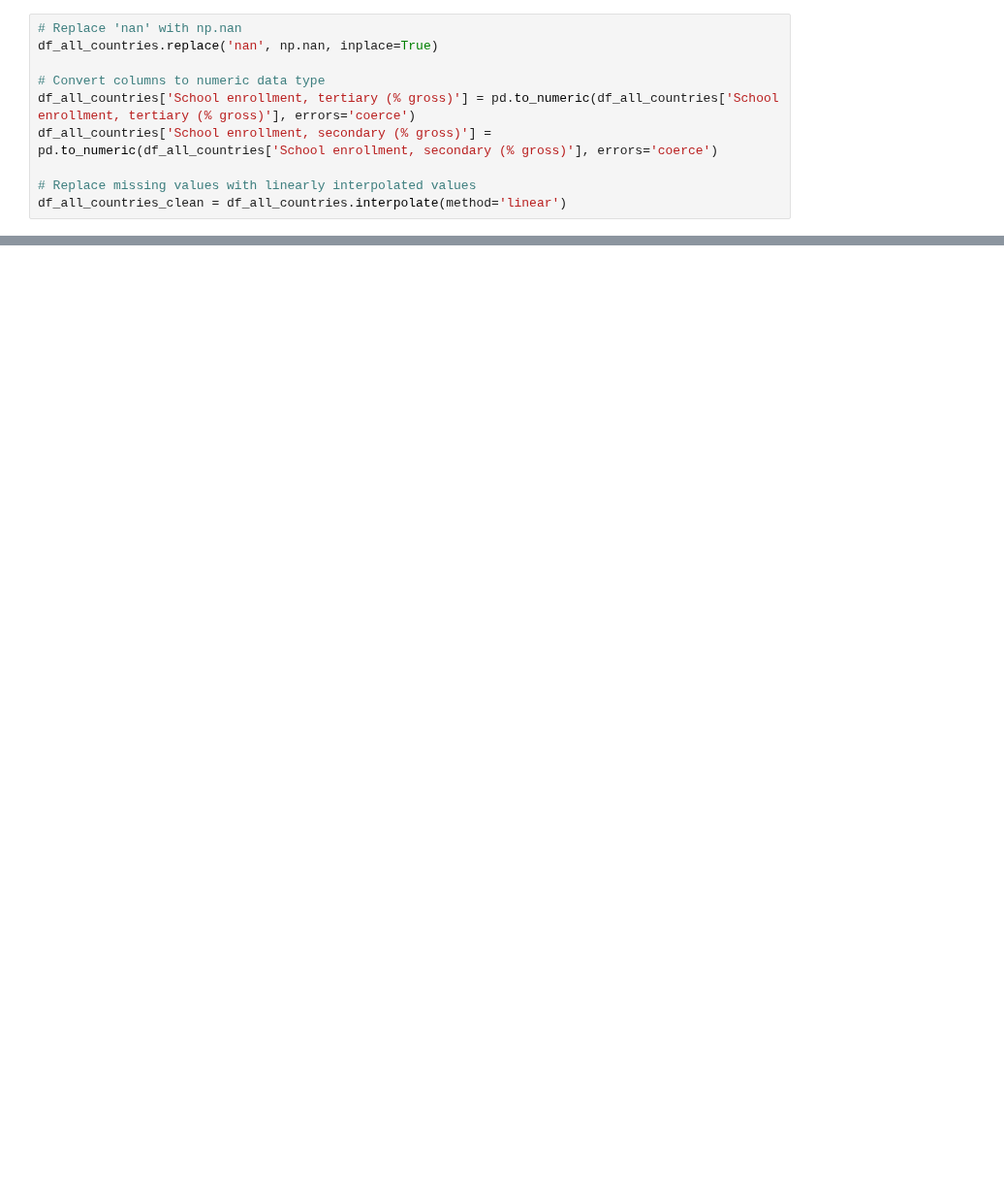
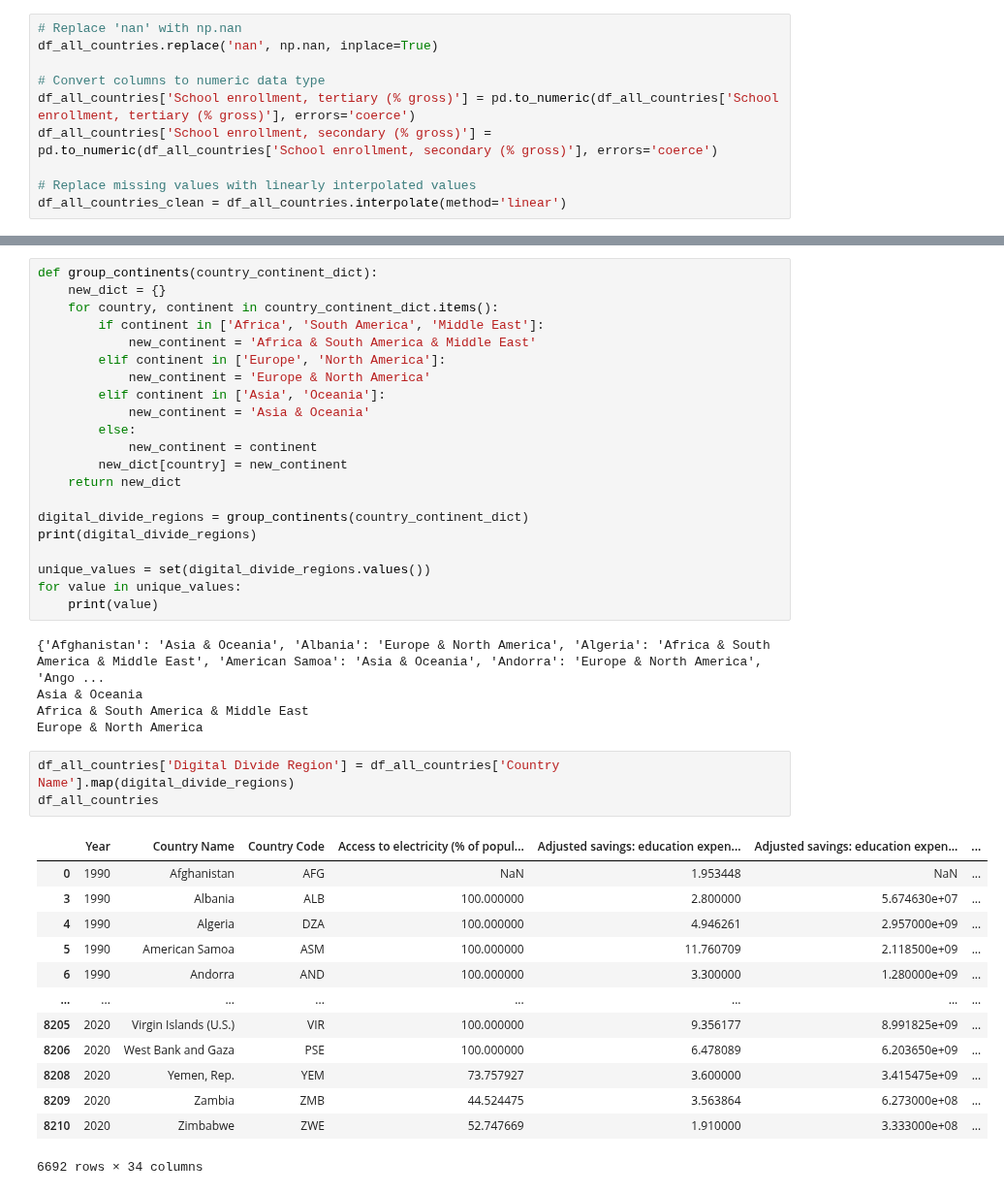
Before and after one commit to anetey-abbey/infoviz, a Jupyter notebook: _build/jupyter_execute/docs/data_preprocessing.ipynb, the cells around one changed output, grey strips where cells are left out. Shown at 97% size. Cells and saved outputs as stored; diff of their text form; blank space fills up the shorter version.

```diff
--- a/_build/jupyter_execute/docs/data_preprocessing.ipynb
+++ b/_build/jupyter_execute/docs/data_preprocessing.ipynb
@@ -154,0 +209,43 @@ df_all_countries_clean = df_all_countries.interpolate(method='linear')
+# %%
+def group_continents(country_continent_dict):
+    new_dict = {}
+    for country, continent in country_continent_dict.items():
+        if continent in ['Africa', 'South America', 'Middle East']:
+            new_continent = 'Africa & South America & Middle East'
+        elif continent in ['Europe', 'North America']:
+            new_continent = 'Europe & North America'
+        elif continent in ['Asia', 'Oceania']:
+            new_continent = 'Asia & Oceania'
+        else:
+            new_continent = continent
+        new_dict[country] = new_continent
+    return new_dict
+
+digital_divide_regions = group_continents(country_continent_dict)
+print(digital_divide_regions)
+
+unique_values = set(digital_divide_regions.values())
+for value in unique_values:
+    print(value)
+# %% [output]
+{'Afghanistan': 'Asia & Oceania', 'Albania': 'Europe & North America', 'Algeria': 'Africa & South America & Middle East', 'American Samoa': 'Asia & Oceania', 'Andorra': 'Europe & North America', 'Ango ...
+Asia & Oceania
+Africa & South America & Middle East
+Europe & North America
+# %%
+df_all_countries['Digital Divide Region'] = df_all_countries['Country Name'].map(digital_divide_regions)
+df_all_countries
+# %% [output]
+|  | Year | Country Name | Country Code | Access to electricity (% of popul... | Adjusted savings: education expen... | Adjusted savings: education expen... | ... |
+| 0 | 1990 | Afghanistan | AFG | NaN | 1.953448 | NaN | ... |
+| 3 | 1990 | Albania | ALB | 100.000000 | 2.800000 | 5.674630e+07 | ... |
+| 4 | 1990 | Algeria | DZA | 100.000000 | 4.946261 | 2.957000e+09 | ... |
+| 5 | 1990 | American Samoa | ASM | 100.000000 | 11.760709 | 2.118500e+09 | ... |
+| 6 | 1990 | Andorra | AND | 100.000000 | 3.300000 | 1.280000e+09 | ... |
+| ... | ... | ... | ... | ... | ... | ... | ... |
+| 8205 | 2020 | Virgin Islands (U.S.) | VIR | 100.000000 | 9.356177 | 8.991825e+09 | ... |
+| 8206 | 2020 | West Bank and Gaza | PSE | 100.000000 | 6.478089 | 6.203650e+09 | ... |
+| 8208 | 2020 | Yemen, Rep. | YEM | 73.757927 | 3.600000 | 3.415475e+09 | ... |
+| 8209 | 2020 | Zambia | ZMB | 44.524475 | 3.563864 | 6.273000e+08 | ... |
+| 8210 | 2020 | Zimbabwe | ZWE | 52.747669 | 1.910000 | 3.333000e+08 | ... |
+6692 rows × 34 columns
```
Also changed, not shown: parts of 8 cells of this notebook, 14 other files.
